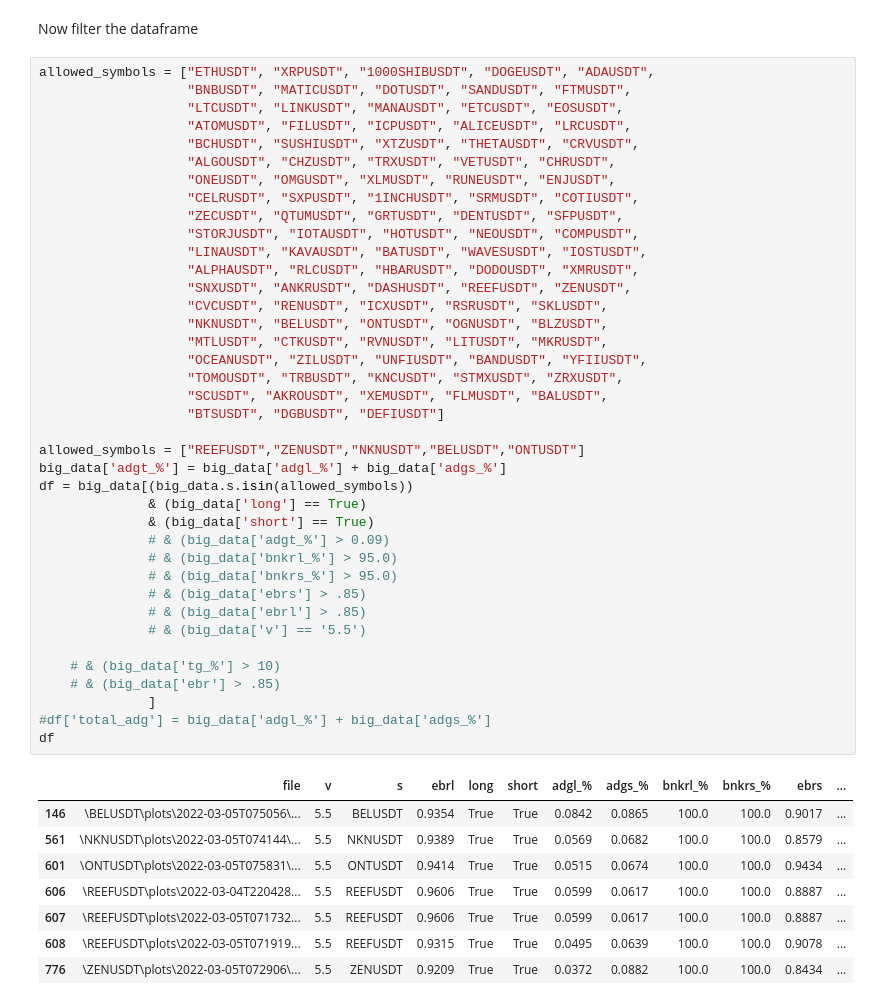
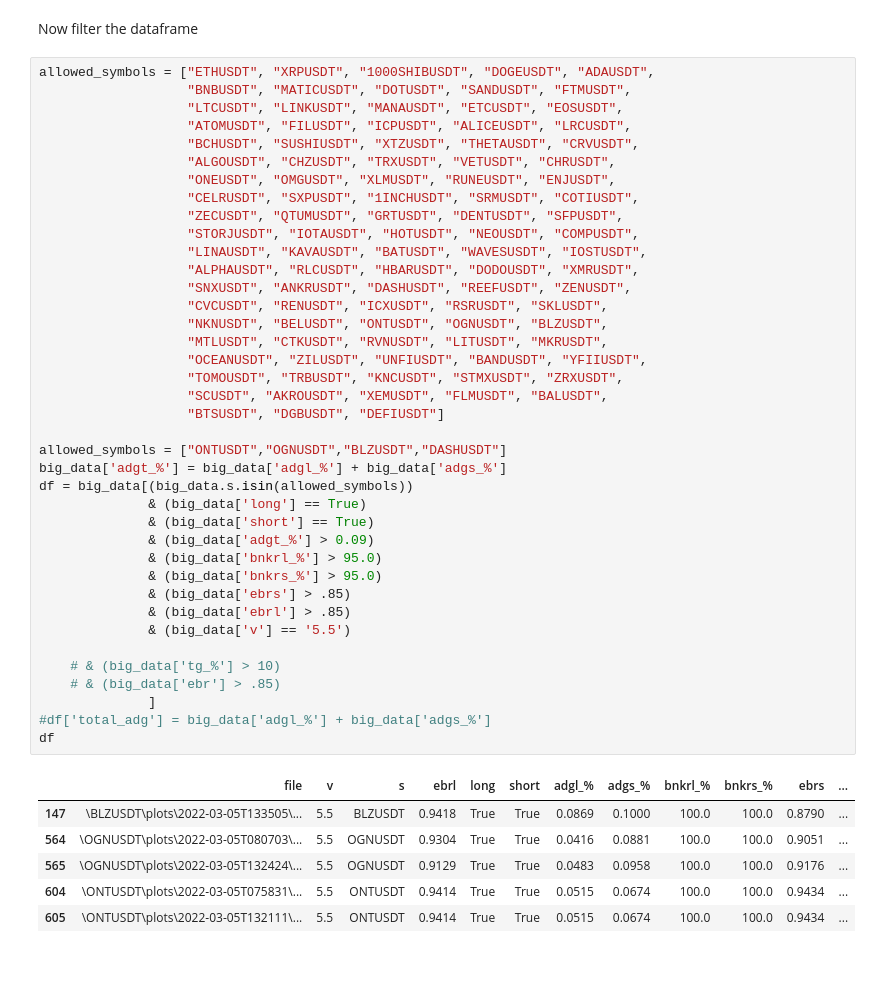
Before and after one commit to shroukkhan/passivbot, a Jupyter notebook: analyze_result.ipynb, the cells around one changed output. Drawn from its saved outputs; the diff is of its cells as text; blank space fills up the shorter version.

```diff
--- a/analyze_result.ipynb
+++ b/analyze_result.ipynb
@@ -78,47 +78,45 @@ allowed_symbols = ["ETHUSDT", "XRPUSDT", "1000SHIBUSDT", "DOGEUSDT", "ADAUSDT",
                    "ATOMUSDT", "FILUSDT", "ICPUSDT", "ALICEUSDT", "LRCUSDT",
                    "BCHUSDT", "SUSHIUSDT", "XTZUSDT", "THETAUSDT", "CRVUSDT",
                    "ALGOUSDT", "CHZUSDT", "TRXUSDT", "VETUSDT", "CHRUSDT",
                    "ONEUSDT", "OMGUSDT", "XLMUSDT", "RUNEUSDT", "ENJUSDT",
                    "CELRUSDT", "SXPUSDT", "1INCHUSDT", "SRMUSDT", "COTIUSDT",
                    "ZECUSDT", "QTUMUSDT", "GRTUSDT", "DENTUSDT", "SFPUSDT",
                    "STORJUSDT", "IOTAUSDT", "HOTUSDT", "NEOUSDT", "COMPUSDT",
                    "LINAUSDT", "KAVAUSDT", "BATUSDT", "WAVESUSDT", "IOSTUSDT",
                    "ALPHAUSDT", "RLCUSDT", "HBARUSDT", "DODOUSDT", "XMRUSDT",
                    "SNXUSDT", "ANKRUSDT", "DASHUSDT", "REEFUSDT", "ZENUSDT",
                    "CVCUSDT", "RENUSDT", "ICXUSDT", "RSRUSDT", "SKLUSDT",
                    "NKNUSDT", "BELUSDT", "ONTUSDT", "OGNUSDT", "BLZUSDT",
                    "MTLUSDT", "CTKUSDT", "RVNUSDT", "LITUSDT", "MKRUSDT",
                    "OCEANUSDT", "ZILUSDT", "UNFIUSDT", "BANDUSDT", "YFIIUSDT",
                    "TOMOUSDT", "TRBUSDT", "KNCUSDT", "STMXUSDT", "ZRXUSDT",
                    "SCUSDT", "AKROUSDT", "XEMUSDT", "FLMUSDT", "BALUSDT",
                    "BTSUSDT", "DGBUSDT", "DEFIUSDT"]
 
-allowed_symbols = ["REEFUSDT","ZENUSDT","NKNUSDT","BELUSDT","ONTUSDT"]
+allowed_symbols = ["ONTUSDT","OGNUSDT","BLZUSDT","DASHUSDT"]
 big_data['adgt_%'] = big_data['adgl_%'] + big_data['adgs_%']
 df = big_data[(big_data.s.isin(allowed_symbols))
               & (big_data['long'] == True)
               & (big_data['short'] == True)
-              # & (big_data['adgt_%'] > 0.09)
-              # & (big_data['bnkrl_%'] > 95.0)
-              # & (big_data['bnkrs_%'] > 95.0)
-              # & (big_data['ebrs'] > .85)
-              # & (big_data['ebrl'] > .85)
-              # & (big_data['v'] == '5.5')
+              & (big_data['adgt_%'] > 0.09)
+              & (big_data['bnkrl_%'] > 95.0)
+              & (big_data['bnkrs_%'] > 95.0)
+              & (big_data['ebrs'] > .85)
+              & (big_data['ebrl'] > .85)
+              & (big_data['v'] == '5.5')
 
     # & (big_data['tg_%'] > 10)
     # & (big_data['ebr'] > .85)
               ]
 #df['total_adg'] = big_data['adgl_%'] + big_data['adgs_%']
 df
 # %% [output]
 |  | file | v | s | ebrl | long | short | adgl_% | adgs_% | bnkrl_% | bnkrs_% | ebrs | ... |
-| 146 | \BELUSDT\plots\2022-03-05T075056\... | 5.5 | BELUSDT | 0.9354 | True | True | 0.0842 | 0.0865 | 100.0 | 100.0 | 0.9017 | ... |
-| 561 | \NKNUSDT\plots\2022-03-05T074144\... | 5.5 | NKNUSDT | 0.9389 | True | True | 0.0569 | 0.0682 | 100.0 | 100.0 | 0.8579 | ... |
-| 601 | \ONTUSDT\plots\2022-03-05T075831\... | 5.5 | ONTUSDT | 0.9414 | True | True | 0.0515 | 0.0674 | 100.0 | 100.0 | 0.9434 | ... |
-| 606 | \REEFUSDT\plots\2022-03-04T220428... | 5.5 | REEFUSDT | 0.9606 | True | True | 0.0599 | 0.0617 | 100.0 | 100.0 | 0.8887 | ... |
-| 607 | \REEFUSDT\plots\2022-03-05T071732... | 5.5 | REEFUSDT | 0.9606 | True | True | 0.0599 | 0.0617 | 100.0 | 100.0 | 0.8887 | ... |
-| 608 | \REEFUSDT\plots\2022-03-05T071919... | 5.5 | REEFUSDT | 0.9315 | True | True | 0.0495 | 0.0639 | 100.0 | 100.0 | 0.9078 | ... |
-| 776 | \ZENUSDT\plots\2022-03-05T072906\... | 5.5 | ZENUSDT | 0.9209 | True | True | 0.0372 | 0.0882 | 100.0 | 100.0 | 0.8434 | ... |
+| 147 | \BLZUSDT\plots\2022-03-05T133505\... | 5.5 | BLZUSDT | 0.9418 | True | True | 0.0869 | 0.1000 | 100.0 | 100.0 | 0.8790 | ... |
+| 564 | \OGNUSDT\plots\2022-03-05T080703\... | 5.5 | OGNUSDT | 0.9304 | True | True | 0.0416 | 0.0881 | 100.0 | 100.0 | 0.9051 | ... |
+| 565 | \OGNUSDT\plots\2022-03-05T132424\... | 5.5 | OGNUSDT | 0.9129 | True | True | 0.0483 | 0.0958 | 100.0 | 100.0 | 0.9176 | ... |
+| 604 | \ONTUSDT\plots\2022-03-05T075831\... | 5.5 | ONTUSDT | 0.9414 | True | True | 0.0515 | 0.0674 | 100.0 | 100.0 | 0.9434 | ... |
+| 605 | \ONTUSDT\plots\2022-03-05T132111\... | 5.5 | ONTUSDT | 0.9414 | True | True | 0.0515 | 0.0674 | 100.0 | 100.0 | 0.9434 | ... |
 # %%
 df.drop_duplicates(subset=['s', 'tgl_%','tgs_%','adgl_%','adgs_%','adgt_%', 'bnkrl_%', 'bnkrs_%', 'ebrl', 'ebrs', 'long', 'short'], keep='first',
                    inplace=True)
```
Also changed, not shown: parts of 2 cells of this notebook, 6 other files.
